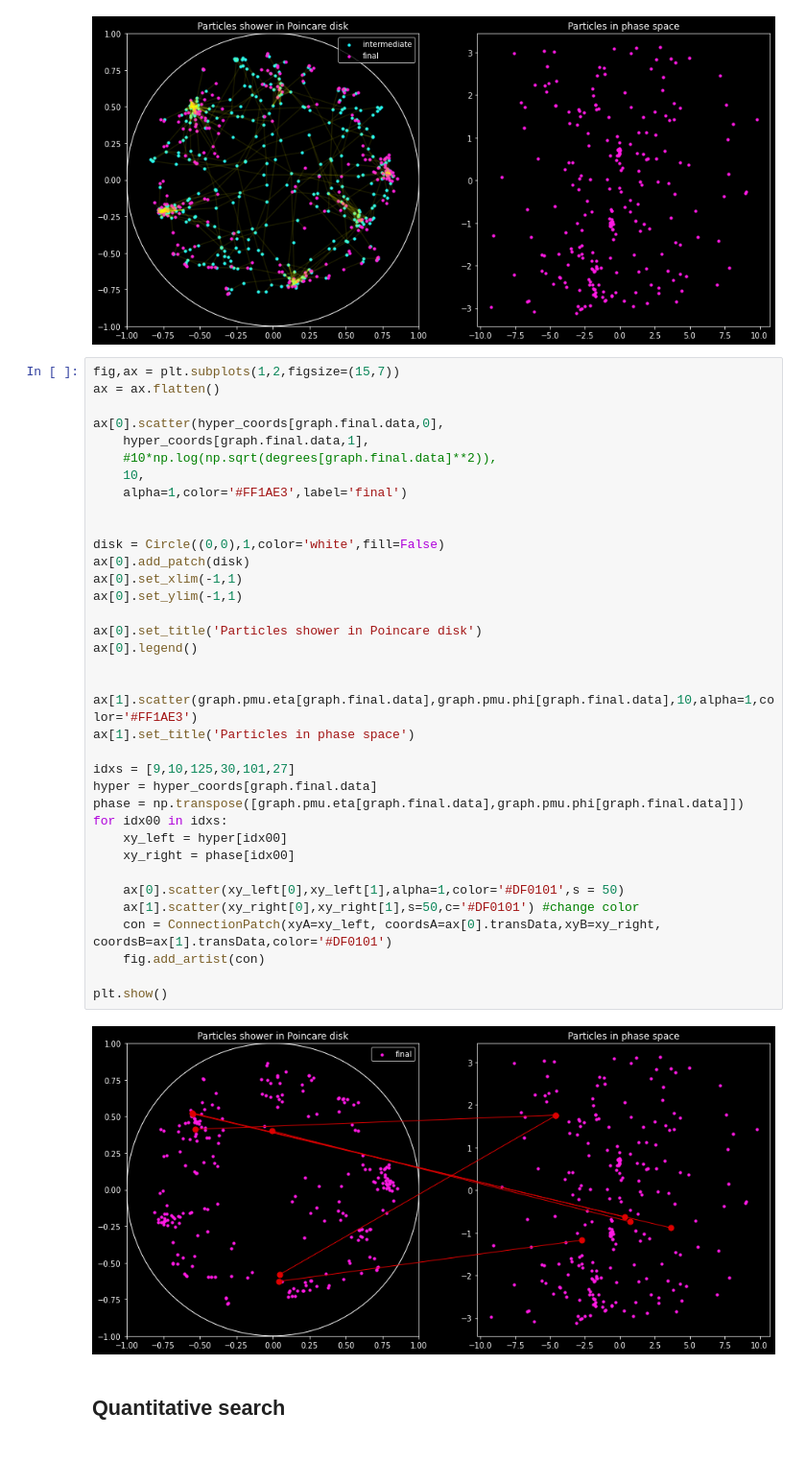
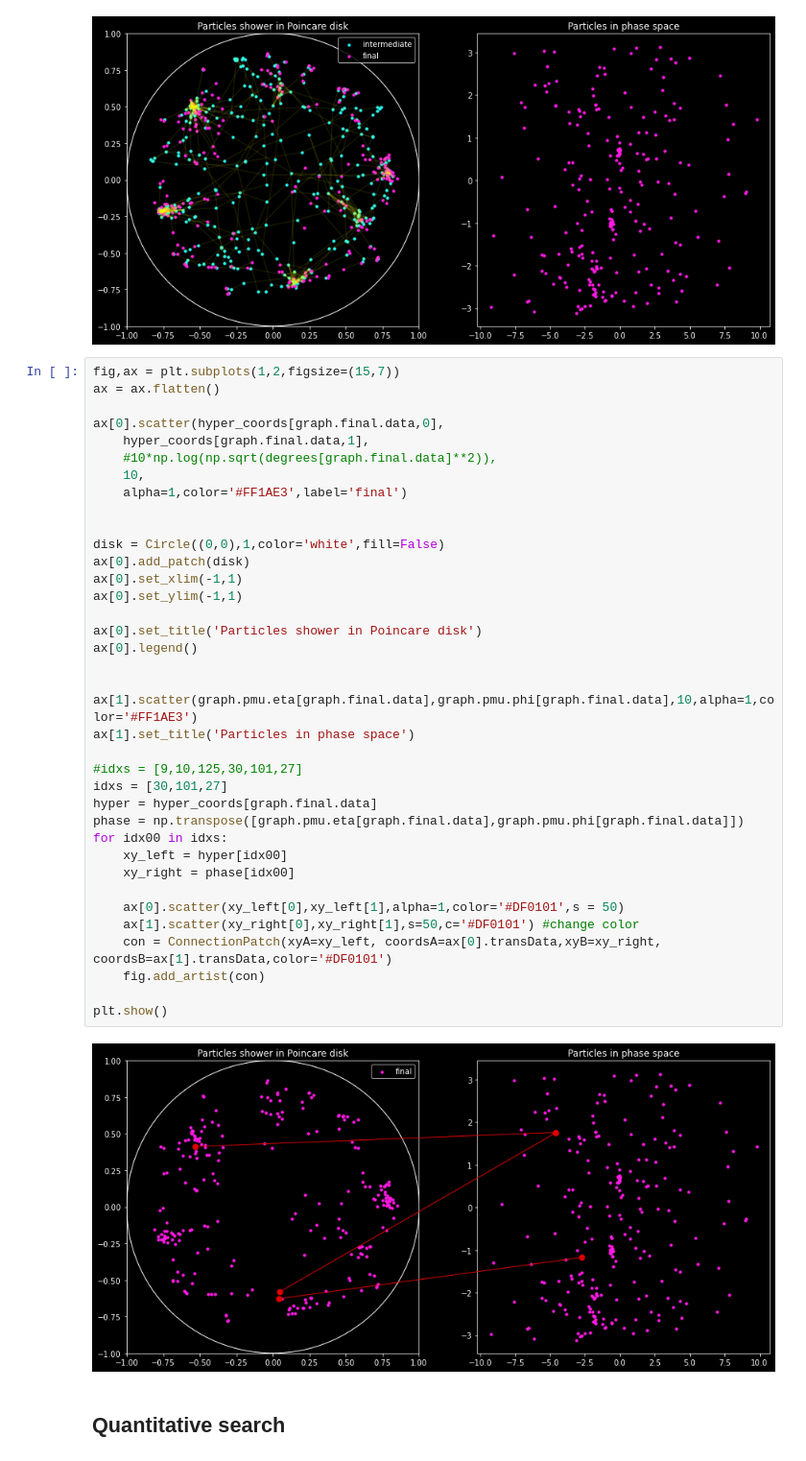
Before and after one commit to GiorgioCerro/hyparticle-net, a Jupyter notebook: why_hyperbolic_embedding.ipynb, the cells around one changed output. Shown at 96% size. Saved outputs shown, nothing was run; the diff lists cells and outputs as text.

```diff
--- a/why_hyperbolic_embedding.ipynb
+++ b/why_hyperbolic_embedding.ipynb
@@ -89,35 +89,36 @@ ax[0].scatter(hyper_coords[graph.final.data,0],
     #10*np.log(np.sqrt(degrees[graph.final.data]**2)),
     10,
     alpha=1,color='#FF1AE3',label='final')
 
 
 disk = Circle((0,0),1,color='white',fill=False)
 ax[0].add_patch(disk)
 ax[0].set_xlim(-1,1)
 ax[0].set_ylim(-1,1)
 
 ax[0].set_title('Particles shower in Poincare disk')
 ax[0].legend()
 
 
 ax[1].scatter(graph.pmu.eta[graph.final.data],graph.pmu.phi[graph.final.data],10,alpha=1,color='#FF1AE3')
 ax[1].set_title('Particles in phase space')
 
-idxs = [9,10,125,30,101,27]
+#idxs = [9,10,125,30,101,27]
+idxs = [30,101,27]
 hyper = hyper_coords[graph.final.data]
 phase = np.transpose([graph.pmu.eta[graph.final.data],graph.pmu.phi[graph.final.data]])
 for idx00 in idxs:
     xy_left = hyper[idx00]
     xy_right = phase[idx00]
 
     ax[0].scatter(xy_left[0],xy_left[1],alpha=1,color='#DF0101',s = 50)
     ax[1].scatter(xy_right[0],xy_right[1],s=50,c='#DF0101') #change color
     con = ConnectionPatch(xyA=xy_left, coordsA=ax[0].transData,xyB=xy_right, coordsB=ax[1].transData,color='#DF0101')
     fig.add_artist(con)
 
 plt.show()
 # %% [output]
-[figure, old version]
+[figure, new version]
 # %% [markdown]
 ## Quantitative search
 # %%
```
Also changed, not shown: parts of 4 cells of this notebook, 25 other files.
